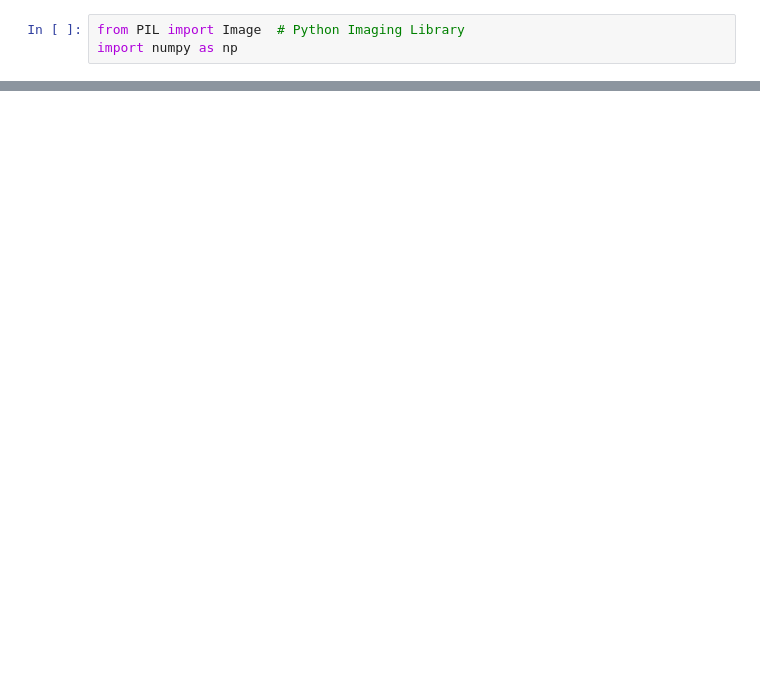
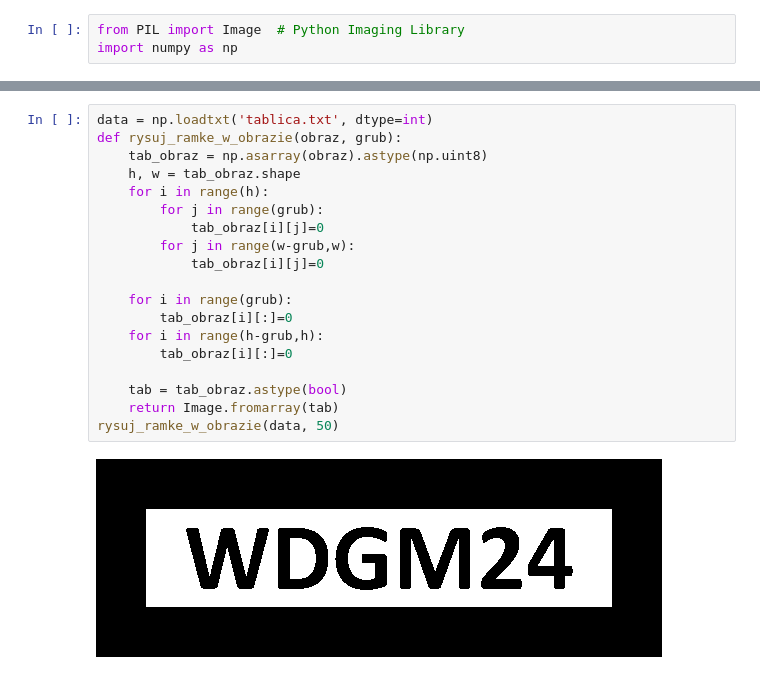
Before and after one commit to BorysPakosz/GrafikaCw, a Jupyter notebook: lab2- pliki-20241010/labb2.ipynb, the cells around one changed output, grey strips where cells are left out. Saved outputs shown, nothing was run; the diff lists cells and outputs as text; blank space fills up the shorter version.

```diff
--- a/lab2- pliki-20241010/labb2.ipynb
+++ b/lab2- pliki-20241010/labb2.ipynb
@@ -35,0 +123,21 @@ rysuj_ramke_w_obrazie(inicjaly, 10)
+# %%
+data = np.loadtxt('tablica.txt', dtype=int)
+def rysuj_ramke_w_obrazie(obraz, grub):
+    tab_obraz = np.asarray(obraz).astype(np.uint8)
+    h, w = tab_obraz.shape
+    for i in range(h):
+        for j in range(grub):
+            tab_obraz[i][j]=0
+        for j in range(w-grub,w):
+            tab_obraz[i][j]=0
+
+    for i in range(grub):
+        tab_obraz[i][:]=0
+    for i in range(h-grub,h):
+        tab_obraz[i][:]=0
+
+    tab = tab_obraz.astype(bool)
+    return Image.fromarray(tab)
+rysuj_ramke_w_obrazie(data, 50)
+# %% [output]
+[figure, added]
```
Also changed, not shown: parts of 16 cells of this notebook, 7 other files.
